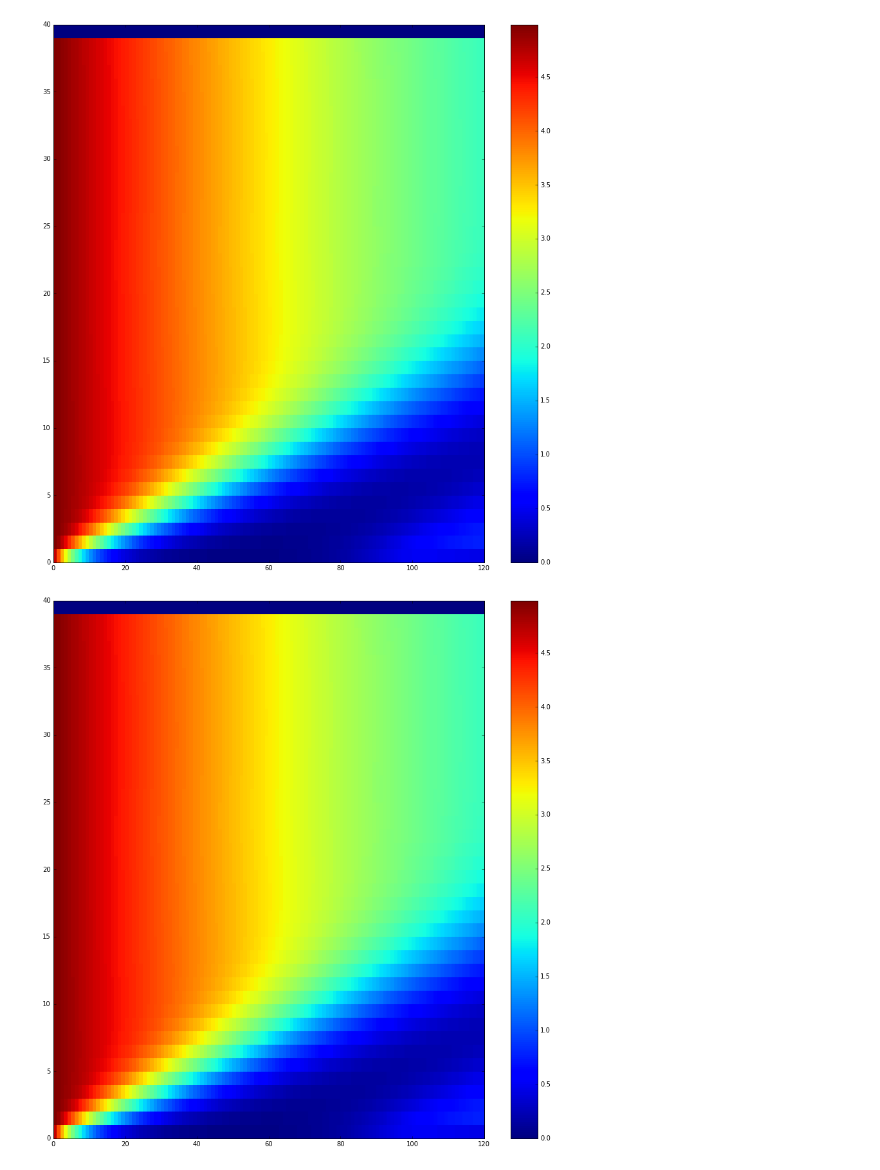
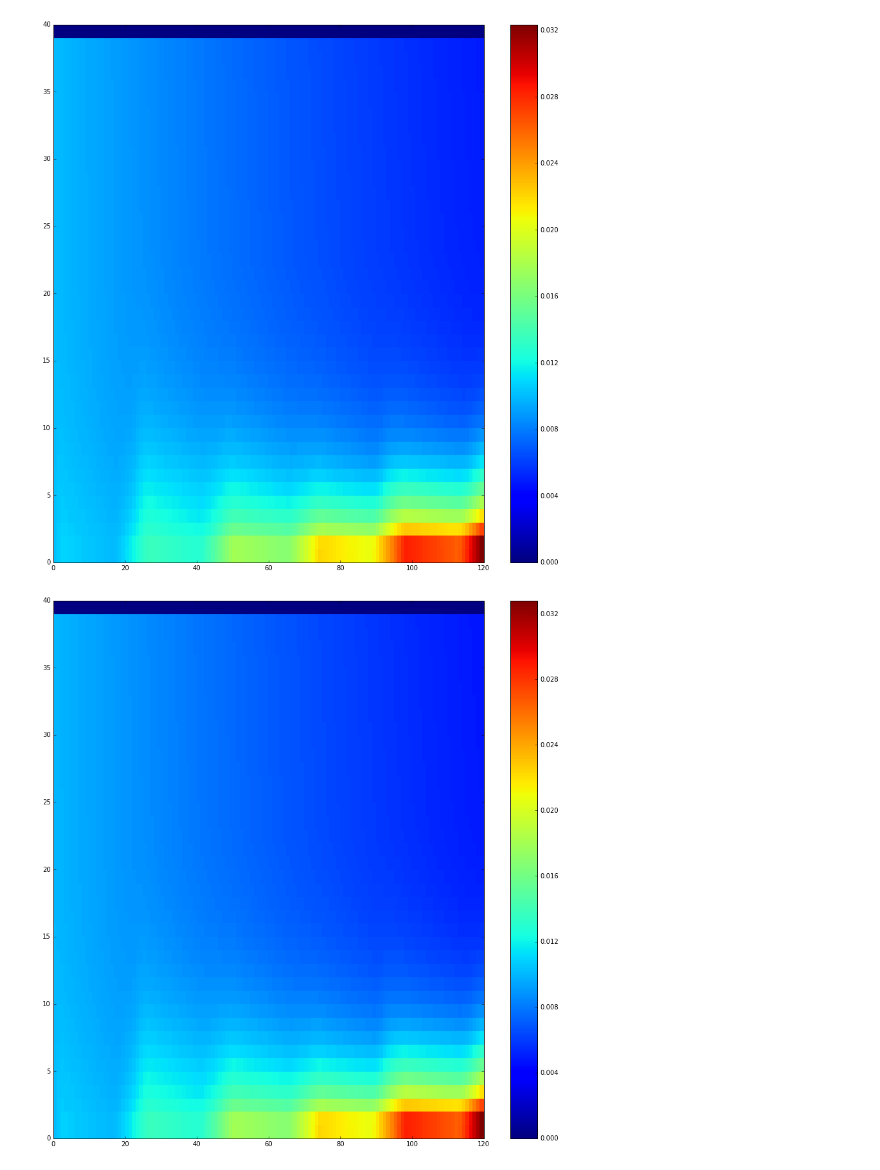
Before and after one commit to SalishSeaCast/analysis-james, a Jupyter notebook: notebooks/mesozoo_alpha_sensitivity.ipynb, the cells around one changed output. Drawn from its saved outputs; the diff is of its cells as text; code cells hidden in the pictures.

Commit message:
changed plots in mesozoo alpha analysis script

```diff
--- a/notebooks/mesozoo_alpha_sensitivity.ipynb
+++ b/notebooks/mesozoo_alpha_sensitivity.ipynb
@@ -6,9 +6,9 @@ import matplotlib.pyplot as plt
 
 %matplotlib inline
 # %%
-ds_alpha_0 = xr.open_dataset('/data/jpetrie/MEOPAR/SalishSea/results/mesozoo_alpha_changes/nampismezo_zz_rate_mesozoo_alpha_0/SS5x5_1h_20041019_20041023_ptrc_T.nc')
-ds_alpha_half = xr.open_dataset('/data/jpetrie/MEOPAR/SalishSea/results/mesozoo_alpha_changes/nampismezo_zz_rate_mesozoo_alpha_0.5/SS5x5_1h_20041019_20041023_ptrc_T.nc')
-ds_alpha_1 = xr.open_dataset('/data/jpetrie/MEOPAR/SalishSea/results/mesozoo_alpha_changes/nampismezo_zz_rate_mesozoo_alpha_1/SS5x5_1h_20041019_20041023_ptrc_T.nc')
+ds_alpha_0 = xr.open_dataset('/data/jpetrie/MEOPAR/SalishSea/results/mesozoo_alpha_changes/nampismezo_zz_rate_mesozoo_alpha_0/SS5x5_1h_20150201_20150205_ptrc_T.nc')
+ds_alpha_half = xr.open_dataset('/data/jpetrie/MEOPAR/SalishSea/results/mesozoo_alpha_changes/nampismezo_zz_rate_mesozoo_alpha_0.5/SS5x5_1h_20150201_20150205_ptrc_T.nc')
+ds_alpha_1 = xr.open_dataset('/data/jpetrie/MEOPAR/SalishSea/results/mesozoo_alpha_changes/nampismezo_zz_rate_mesozoo_alpha_1/SS5x5_1h_20150201_20150205_ptrc_T.nc')
 # %%
 print(ds_alpha_0)
 # %% [output]
@@ -56,21 +47,21 @@ Data variables:
 # %%
-data_subset = ds_alpha_0.POC.values[:,:,2,2].T
+data_subset = ds_alpha_0.PHY.values[:,:,2,2].T
 fig, ax = plt.subplots(1, 1,figsize=(15,15))
 mesh = ax.pcolormesh(data_subset)
 fig.colorbar(mesh)
 mesh.set_clim(vmin=data_subset.min(), vmax=data_subset.max())
 
-data_subset = ds_alpha_half.POC.values[:,:,2,2].T
+data_subset = ds_alpha_half.PHY.values[:,:,2,2].T
 fig, ax = plt.subplots(1, 1,figsize=(15,15))
 mesh = ax.pcolormesh(data_subset)
 fig.colorbar(mesh)
 mesh.set_clim(vmin=data_subset.min(), vmax=data_subset.max())
 
-data_subset = ds_alpha_1.POC.values[:,:,2,2].T
+data_subset = ds_alpha_1.PHY.values[:,:,2,2].T
 fig, ax = plt.subplots(1, 1,figsize=(15,15))
 mesh = ax.pcolormesh(data_subset)
 fig.colorbar(mesh)
 mesh.set_clim(vmin=data_subset.min(), vmax=data_subset.max())
 # %% [output]
-[figure, old version]
+[figure, new version]
-[figure, old version]
+[figure, new version]
```
Also changed, not shown: parts of 7 cells of this notebook, 2 other files.
